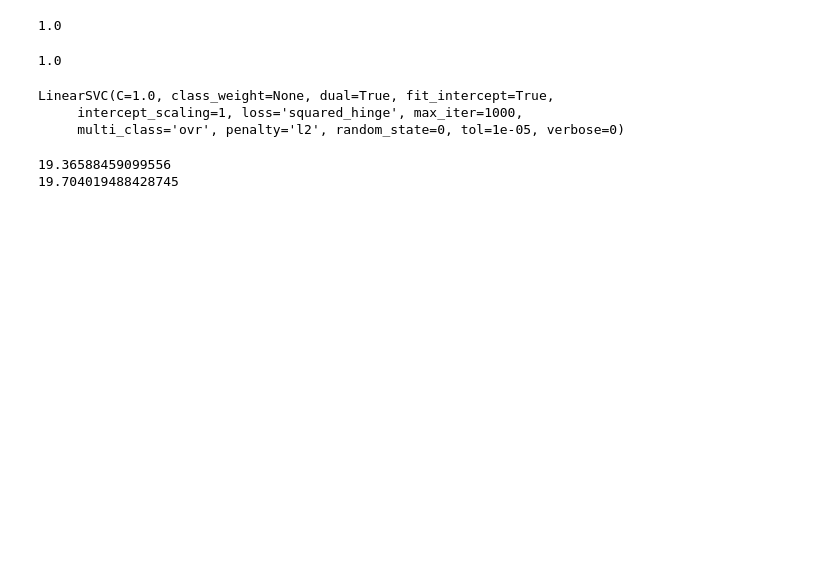
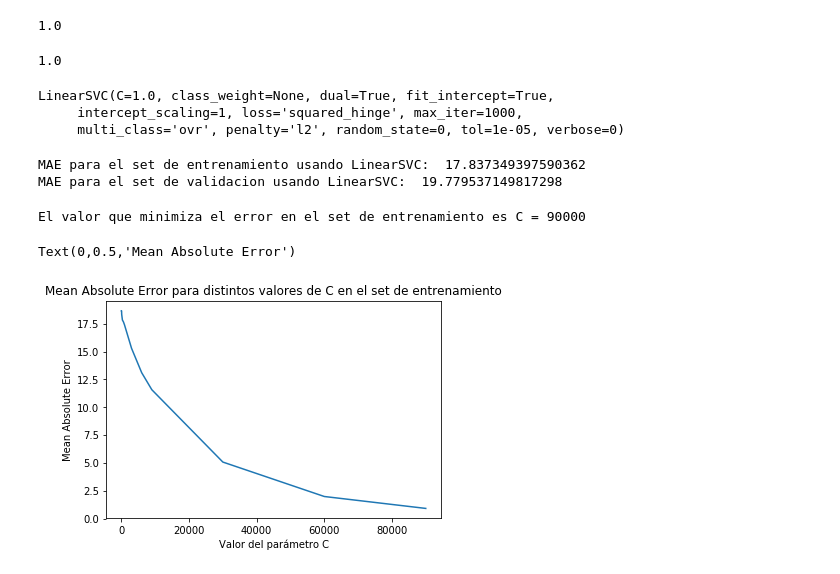
Before and after one commit to ordaz13/VC_GIT, a Jupyter notebook: Practica04_158525.ipynb, the cells around one changed output. Saved outputs shown, nothing was run; the diff lists cells and outputs as text; code cells hidden in the pictures; blank space fills up the shorter version.

```diff
--- a/Practica04_158525.ipynb
+++ b/Practica04_158525.ipynb
@@ -174,7 +188,7 @@ print(np.sum(BOW_val[prueba]))
 1.0
 # %%
 clf = LinearSVC(random_state = 0, tol = 1e-5)
-clf.fit(BOW_train, etiquetasTrain)
+clf.fit(BOW_train, etiquetasBOW_train)
 # %% [output]
 LinearSVC(C=1.0, class_weight=None, dual=True, fit_intercept=True,
      intercept_scaling=1, loss='squared_hinge', max_iter=1000,
@@ -185,13 +199,58 @@ for i in range(len(BOW_train)):
     predecidasT = clf.predict([BOW_train[i]])
     for j in range(len(predecidasT)):
         predTrain.append(predecidasT[j])
-print(mean_absolute_error(etiquetasBOW_train, predTrain))
+print('MAE para el set de entrenamiento usando LinearSVC: ', mean_absolute_error(etiquetasBOW_train, predTrain))
+
 predVal = []
 for i in range(len(BOW_val)):
     predecidasV = clf.predict([BOW_val[i]])
     for j in range(len(predecidasV)):
         predVal.append(predecidasV[j])
-print(mean_absolute_error(etiquetasBOW_val, predVal))
+print('MAE para el set de validacion usando LinearSVC: ', mean_absolute_error(etiquetasBOW_val, predVal))
 # %% [output]
-19.36588459099556
-19.704019488428745
+MAE para el set de entrenamiento usando LinearSVC:  17.837349397590362
+MAE para el set de validacion usando LinearSVC:  19.779537149817298
+# %%
+def minimoError(sete, etiquetas, esp):
+    espacio = esp
+    errores = []
+    predTrain = []
+    clf = SVC(C = espacio[0])
+    clf.fit(sete, etiquetas)
+    for i in range(len(sete)):
+        predecidasT = clf.predict([sete[i]])
+        for x in range(len(predecidasT)):
+            predTrain.append(predecidasT[x])
+    error = mean_absolute_error(etiquetas, predTrain)
+    errores.append(error)
+    minimo = error
+    posMin = 0
+    for j in range(1,len(espacio)):
+        predTrain = []
+        clf = SVC(C = espacio[j])
+        clf.fit(sete, etiquetas)
+        for k in range(len(sete)):
+            predecidasT = clf.predict([sete[k]])
+            for y in range(len(predecidasT)):
+                predTrain.append(predecidasT[y])
+        error = mean_absolute_error(etiquetas, predTrain)
+        errores.append(error)
+        if error < minimo:
+            minimo = error
+            posMin = j
+    return espacio[posMin], errores
+
+esp = [0.003, 0.006, 0.009, 0.03, 0.06, 0.09, 0.3, 0.6, 0.9, 3, 6, 9, 30, 60, 90, 300, 600, 900, 3000, 6000, 9000, 30000, 60000, 90000]
+mini, errores = minimoError(BOW_train, etiquetasBOW_train, esp)
+print('El valor que minimiza el error en el set de entrenamiento es C =', mini)
+# %% [output]
+El valor que minimiza el error en el set de entrenamiento es C = 90000
+# %%
+plt.figure()
+plt.plot(esp, errores)
+plt.title('Mean Absolute Error para distintos valores de C en el set de entrenamiento')
+plt.xlabel('Valor del parámetro C')
+plt.ylabel('Mean Absolute Error')
+# %% [output]
+Text(0,0.5,'Mean Absolute Error')
+[figure, added]
```
Also changed, not shown: parts of 11 cells of this notebook.
